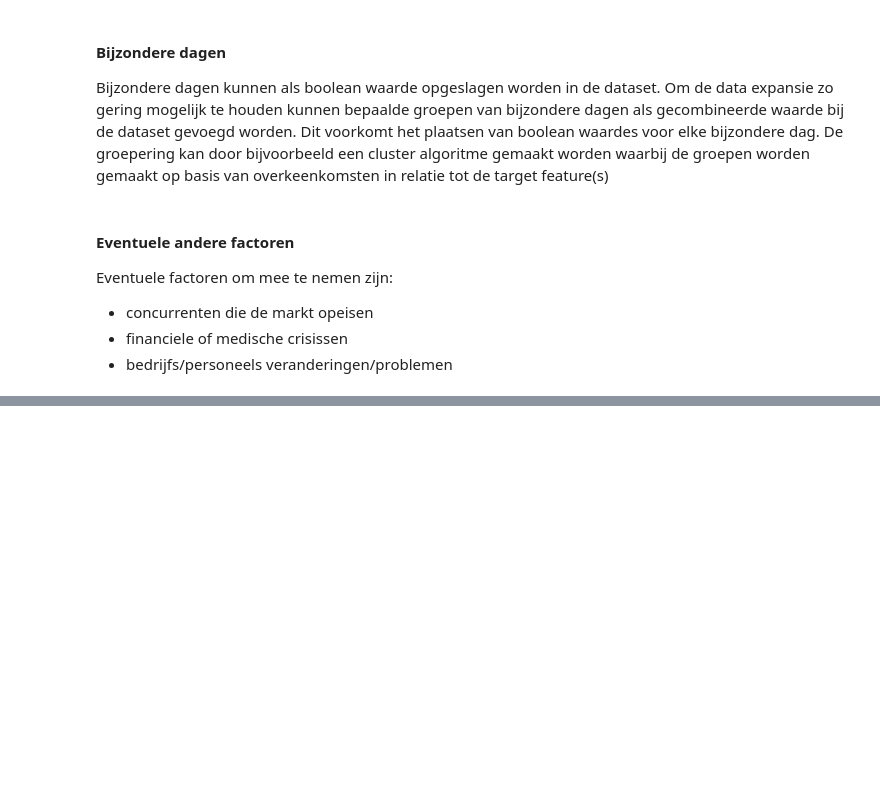
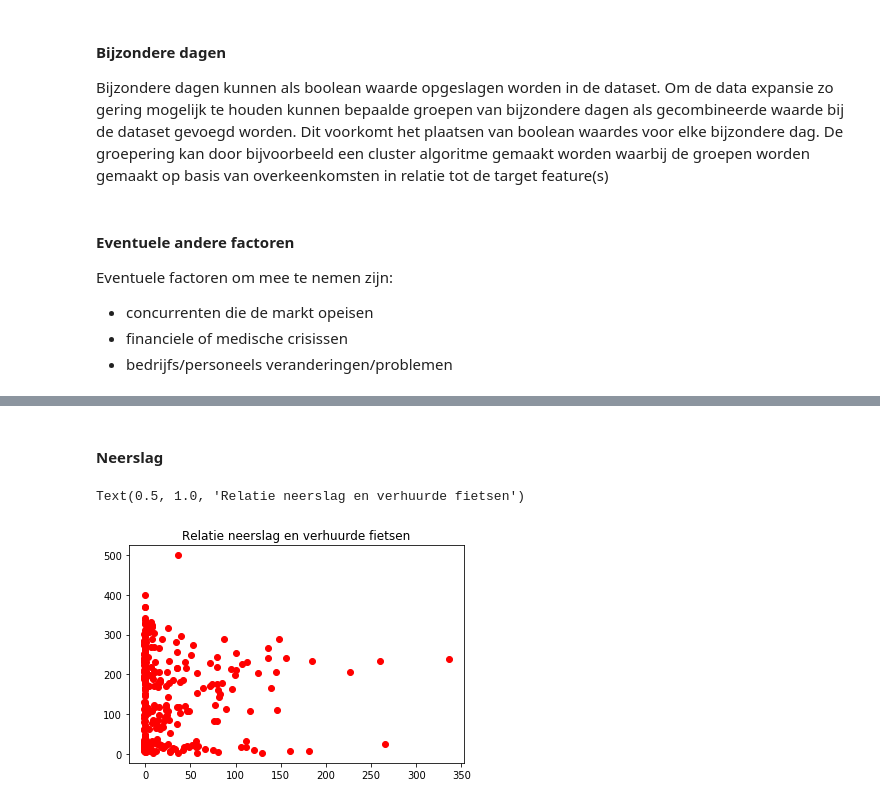
Before and after one commit to vlreinier/DIP, a Jupyter notebook: FlickBike.ipynb, the cells around one changed output, grey strips where cells are left out. Saved outputs shown, nothing was run; the diff lists cells and outputs as text; code cells hidden in the pictures; blank space fills up the shorter version.

```diff
--- a/FlickBike.ipynb
+++ b/FlickBike.ipynb
@@ -76,0 +94,9 @@ Als laatst kan ook nog gekeken worden naar plekken waar weinig fietsen gebruikt
+# %% [markdown]
+#### Neerslag
+# %%
+df_weer_verhuur.sort_values("RH",inplace=True)
+plt.plot(df_weer_verhuur["RH"],df_weer_verhuur["amount_of_bikes"],'ro')
+plt.title("Relatie neerslag en verhuurde fietsen")
+# %% [output]
+Text(0.5, 1.0, 'Relatie neerslag en verhuurde fietsen')
+[figure, added]
```
Also changed, not shown: parts of 22 cells of this notebook.
